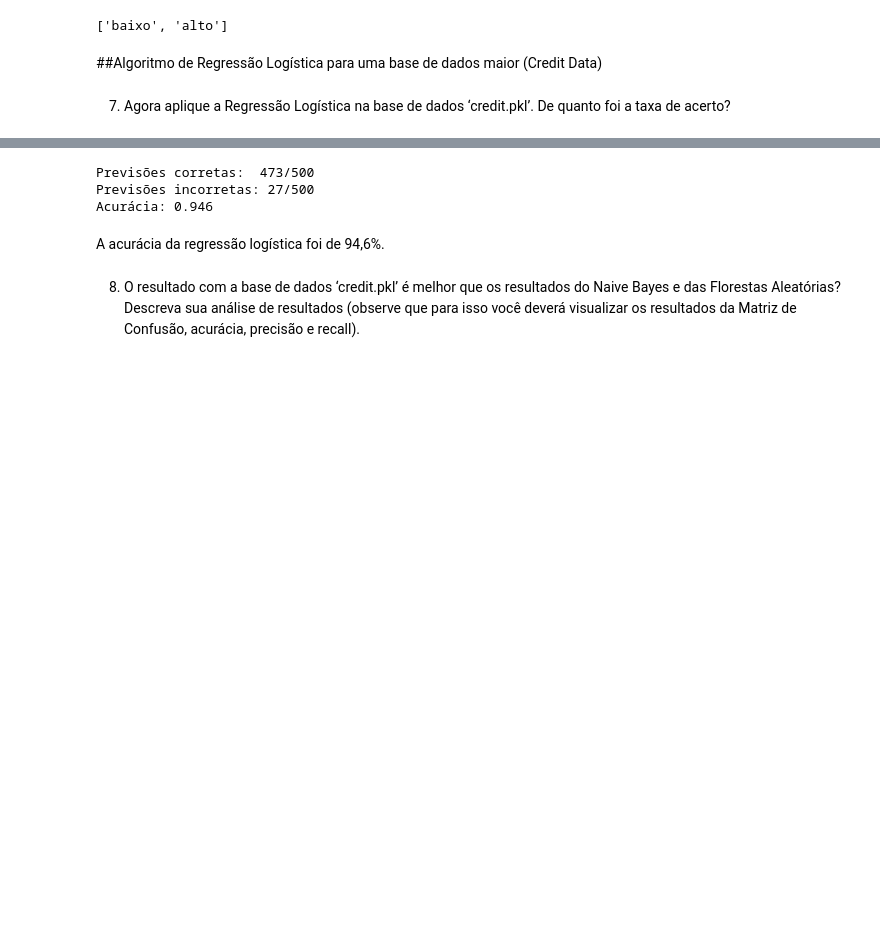
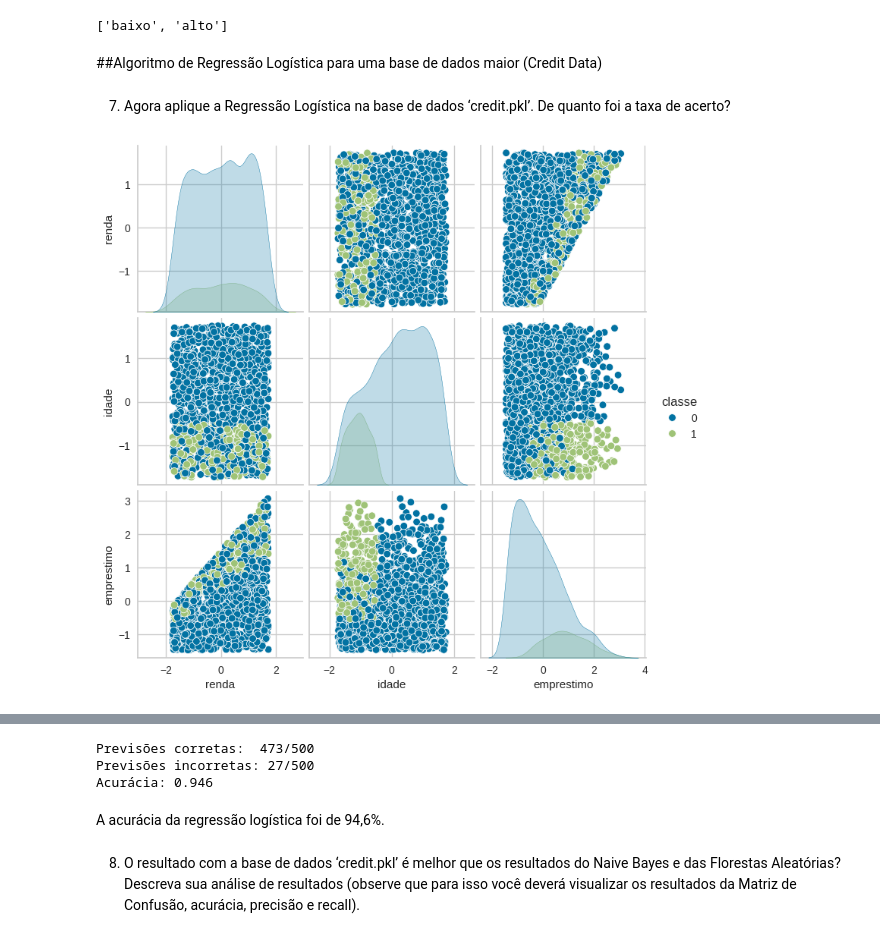
Before and after one commit to Marlon-Sbardelatti/machine-learning, a Jupyter notebook: trabalho-03/logistic_regression.ipynb, the cells around one changed output, grey strips where cells are left out. Saved outputs shown, nothing was run; the diff lists cells and outputs as text; code cells hidden in the pictures; blank space fills up the shorter version.

```diff
--- a/trabalho-03/logistic_regression.ipynb
+++ b/trabalho-03/logistic_regression.ipynb
@@ -112,3 +101,17 @@ logistic_regression_credit = LogisticRegression(random_state=1)
 logistic_regression_credit.fit(X_credit_train, y_credit_train)
 
 credit_predictions = logistic_regression_credit.predict(X_credit_test)
+# %%
+ATTRIBUTE_NAMES = ['renda', 'idade', 'emprestimo']
+CLASS_NAMES = ['paga', 'nao paga']
+
+# Transformar em DataFrame
+df_credit = pd.DataFrame(X_credit_train, columns=ATTRIBUTE_NAMES)
+df_credit['classe'] = y_credit_train
+
+# Gerar visualização gráfica 2d da combinação de todas as classes
+sns.pairplot(df_credit, hue='classe')
+
+plt.show()
+# %% [output]
+[figure, added]
```
Also changed, not shown: parts of 9 cells of this notebook.
